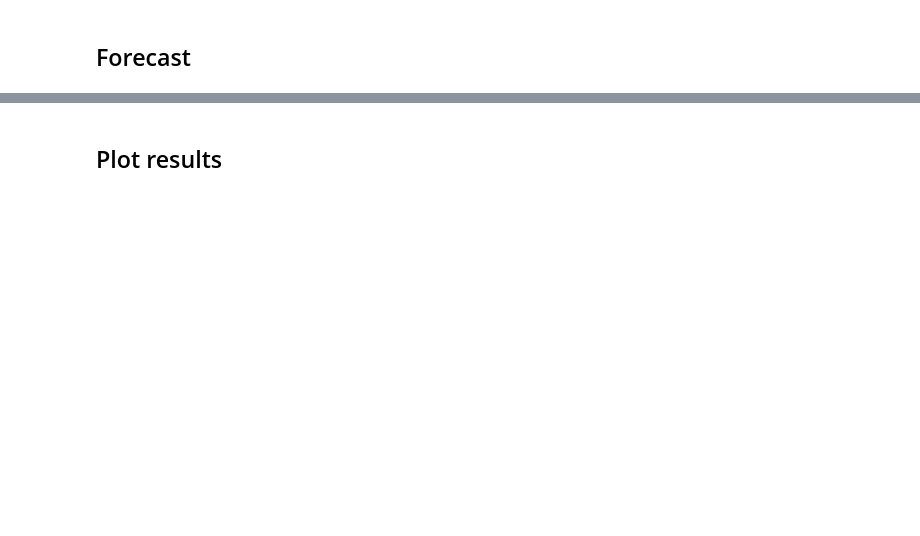
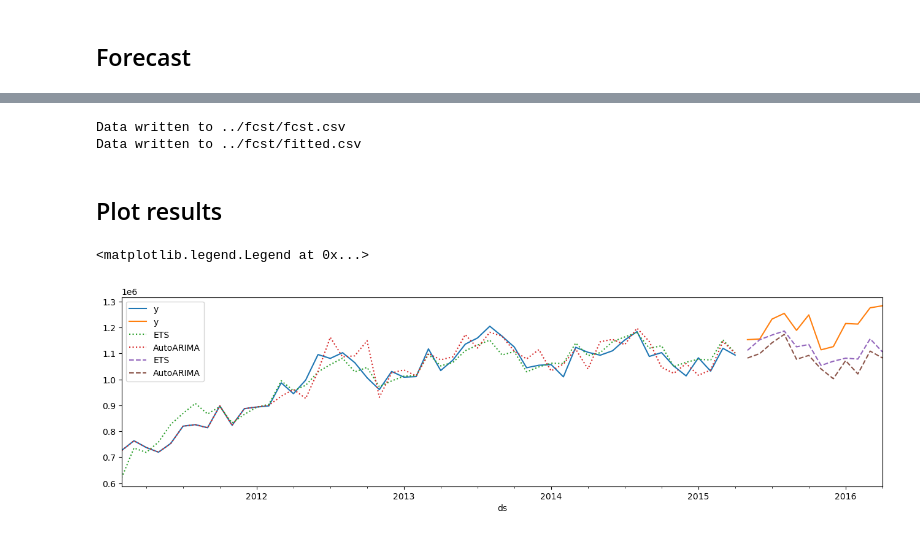
Before and after one commit to coldwhitewinters/m5-forecasting, a Jupyter notebook: notebooks/pipeline_v1.ipynb, the cells around one changed output, grey strips where cells are left out. Saved outputs shown, nothing was run; the diff lists cells and outputs as text; code cells hidden in the pictures; blank space fills up the shorter version.

```diff
--- a/notebooks/pipeline_v1.ipynb
+++ b/notebooks/pipeline_v1.ipynb
@@ -140,9 +222,9 @@ S_arr.shape
 # %% [markdown]
 ## Generate all the timeseries from the hierarchy
 # %%
-bts_df = pd.read_csv("../data/processed/bts.csv", parse_dates=["date"])
-bts_dollar_df = pd.read_csv("../data/processed/bts_dollar.csv", parse_dates=["date"])
-S_arr = sp.sparse.load_npz("../data/processed/S_arr.npz")
+#bts_df = pd.read_csv("../data/processed/bts.csv", parse_dates=["date"])
+#bts_dollar_df = pd.read_csv("../data/processed/bts_dollar.csv", parse_dates=["date"])
+#S_arr = sp.sparse.load_npz("../data/processed/S_arr.npz")
 # %%
 def generate_yts(S_arr, bts_df):
     bts_arr = bts_df.set_index("date").to_numpy()
@@ -168,9 +281,9 @@ yts_dollar_df
 # %% [markdown]
 ## Create panel data
 # %%
-yts_df = pd.read_csv("../data/processed/yts.csv", parse_dates=["date"])
+#yts_df = pd.read_csv("../data/processed/yts.csv", parse_dates=["date"])
 # %%
-def generate_panel_df(yts_df):
+def generate_panel_yts(yts_df):
     y_list = []
     for col in tqdm(yts_df.columns[1:]):
         y = yts_df[["date", col]]
@@ -185,4 +298,4 @@ def generate_panel_df(yts_df):
 
     return yts_panel
 # %%
-yts_panel = generate_panel_df(yts_df)
+yts_panel = generate_panel_yts(yts_df)
@@ -229,21 +347,27 @@ print(f"Data written to {filepath}")
 filepath = Path("../fcst/fitted.csv")
 fitted_df.to_csv(filepath, index=False)
 print(f"Data written to {filepath}")
+# %% [output]
+Data written to ../fcst/fcst.csv
+Data written to ../fcst/fitted.csv
 # %% [markdown]
 ## Plot results
 # %%
 #fcst_df = pd.read_csv("../fcst/fcst.csv", parse_dates=["ds"])
 #fitted_df = pd.read_csv("../fcst/fitted.csv", parse_dates=["ds"])
 # %%
-i = 50
+i = 0
 
 yts_train.loc[yts_train.unique_id == i].set_index("ds")["y"].plot()
 yts_test.loc[yts_test.unique_id == i].set_index("ds")["y"].plot()
 
 fitted_df.loc[fitted_df.unique_id == i].set_index("ds")["ETS"].plot(style=":")
 fitted_df.loc[fitted_df.unique_id == i].set_index("ds")["AutoARIMA"].plot(style=":")
 
 fcst_df.loc[fcst_df.unique_id == i].set_index("ds")["ETS"].plot(style="--")
 fcst_df.loc[fcst_df.unique_id == i].set_index("ds")["AutoARIMA"].plot(style="--")
 
 plt.legend()
+# %% [output]
+<matplotlib.legend.Legend at 0x...>
+[figure, added]
```
Also changed, not shown: parts of 16 cells of this notebook, 2 other files.
